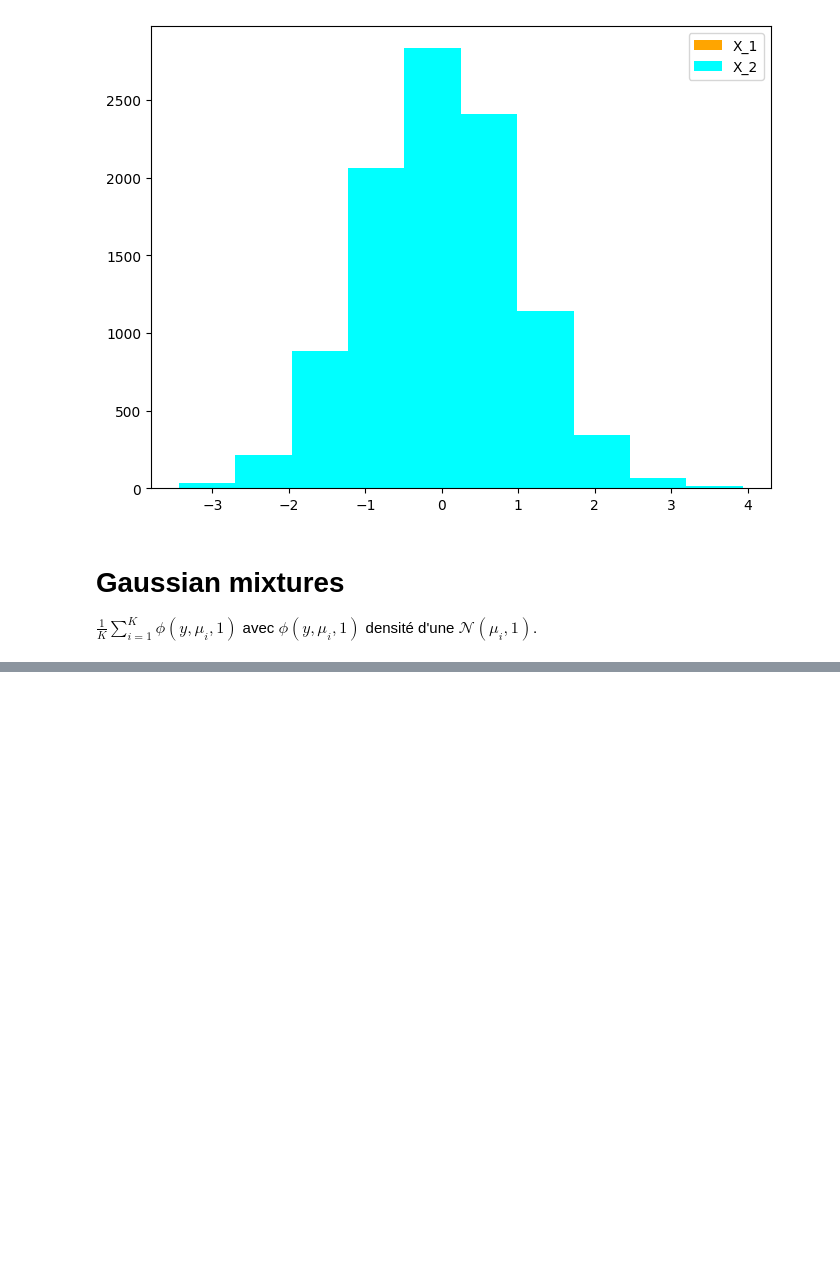
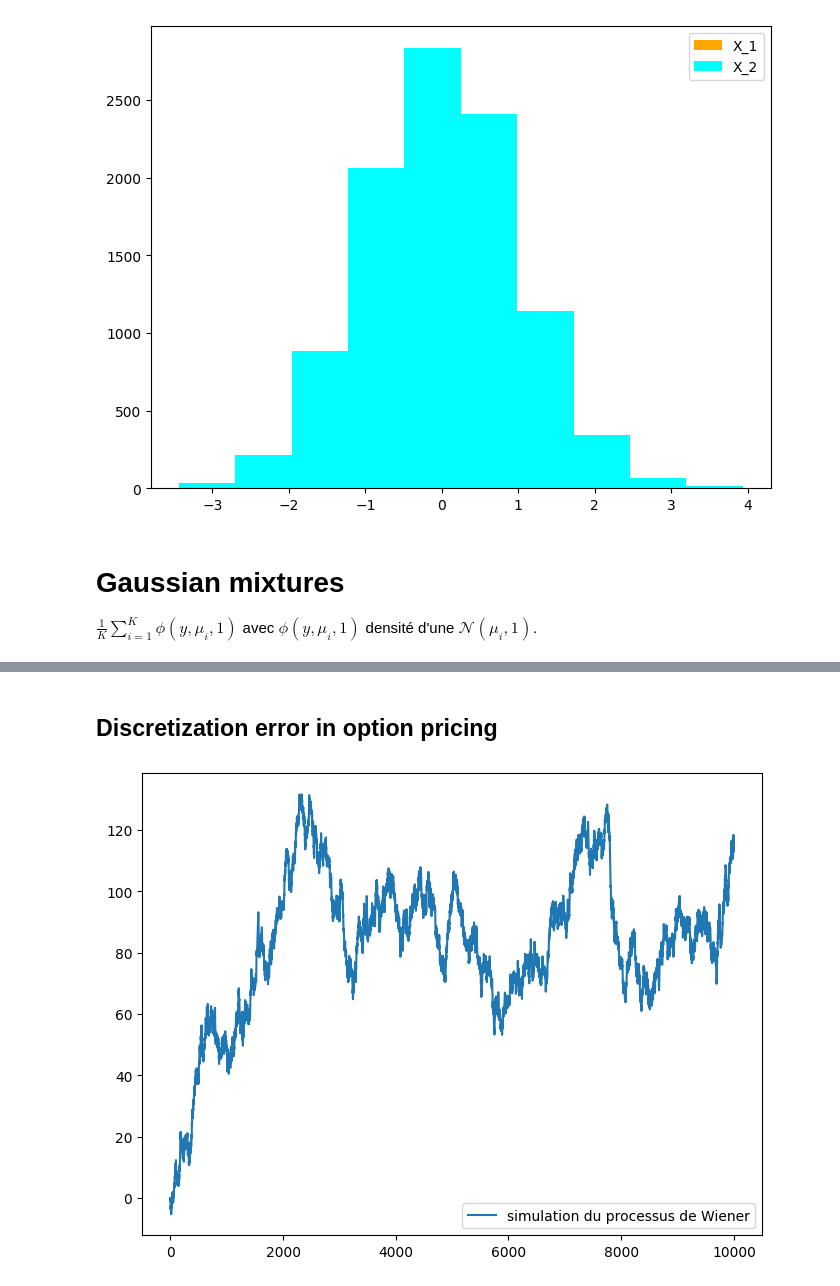
Before and after one commit to AugustinCablant/Monte-Carlo-methods, a Jupyter notebook: TP.ipynb, the cells around one changed output, grey strips where cells are left out. Saved outputs shown, nothing was run; the diff lists cells and outputs as text; code cells hidden in the pictures; blank space fills up the shorter version.

```diff
--- a/TP.ipynb
+++ b/TP.ipynb
@@ -495,0 +525,18 @@ plt.hist(vector)
+# %% [markdown]
+## Discretization error in option pricing
+# %%
+def wiener_process(initial_value, length):
+    process = [initial_value]
+    for _ in range(length-1):
+        value = process[-1]
+        process.append(np.random.normal(value, 1))
+    return process
+
+process = wiener_process(0, 10**4)
+
+plt.figure(figsize=(8,6))
+plt.plot(list(range(10**4)), process, label='simulation du processus de Wiener')
+plt.legend()
+plt.show()
+# %% [output]
+[figure, added]
```
Also changed, not shown: parts of 2 cells of this notebook.
